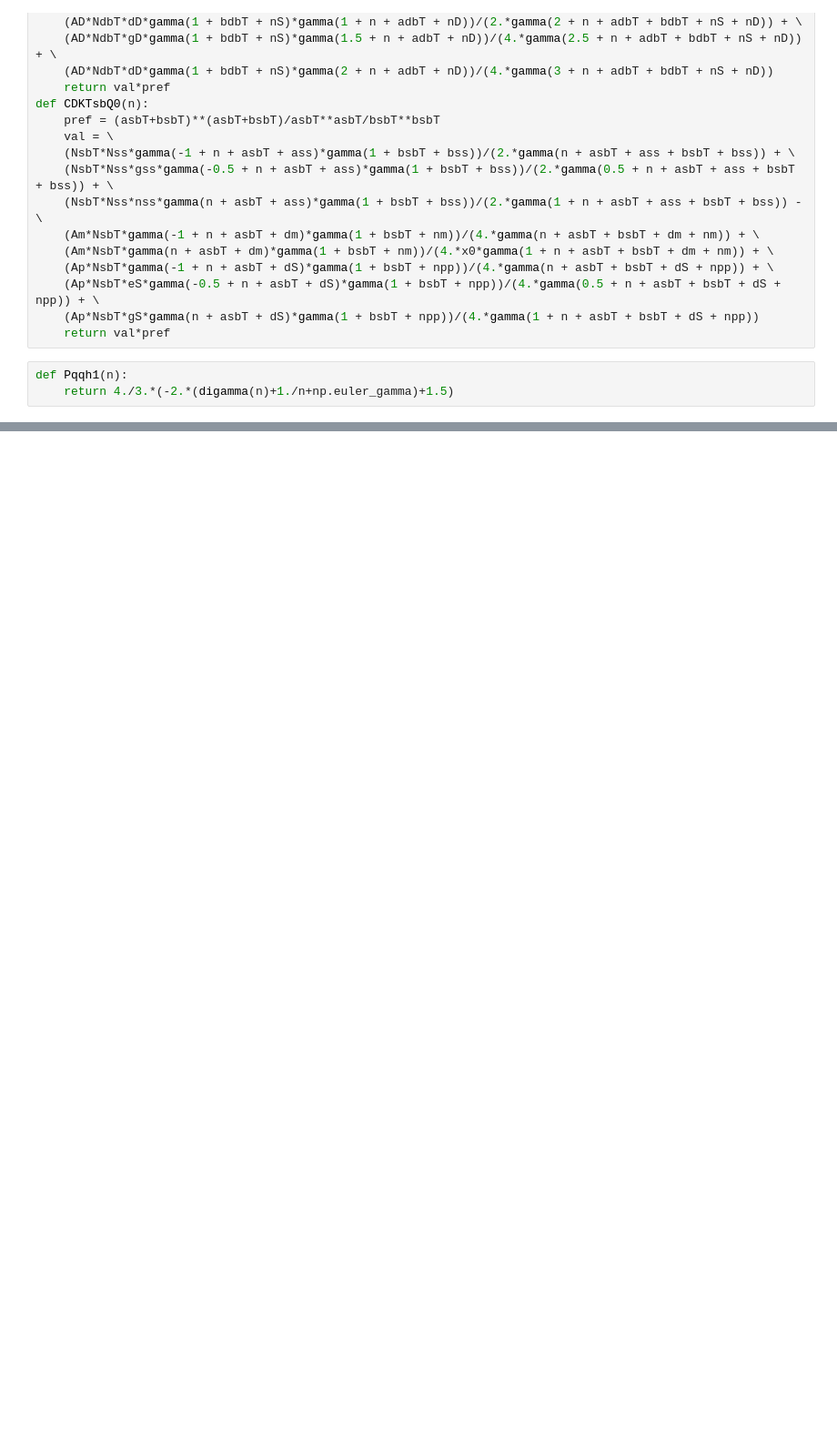
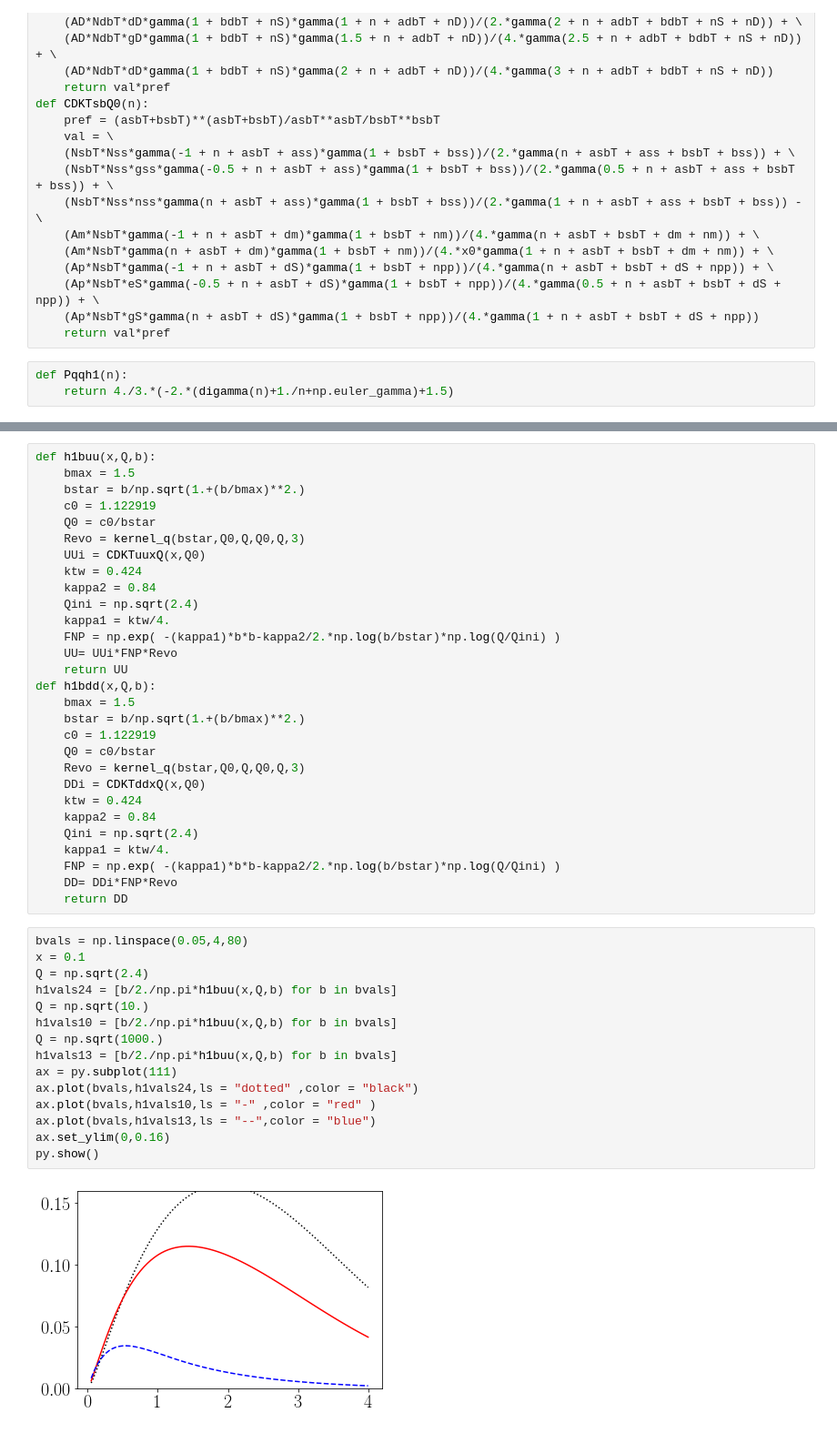
Before and after one commit to UCLA-TMD/Collins-CDKT-2021, a Jupyter notebook: TMDs/test.ipynb, the cells around one changed output, grey strips where cells are left out. Shown: that part at 91% size. Saved outputs shown, nothing was run; the diff lists cells and outputs as text; blank space fills up the shorter version.

```diff
--- a/TMDs/test.ipynb
+++ b/TMDs/test.ipynb
@@ -673,0 +595,46 @@ py.show()
+# %%
+def h1buu(x,Q,b):
+    bmax = 1.5
+    bstar = b/np.sqrt(1.+(b/bmax)**2.)
+    c0 = 1.122919
+    Q0 = c0/bstar
+    Revo = kernel_q(bstar,Q0,Q,Q0,Q,3)
+    UUi = CDKTuuxQ(x,Q0)
+    ktw = 0.424
+    kappa2 = 0.84
+    Qini = np.sqrt(2.4)
+    kappa1 = ktw/4.
+    FNP = np.exp( -(kappa1)*b*b-kappa2/2.*np.log(b/bstar)*np.log(Q/Qini) )
+    UU= UUi*FNP*Revo
+    return UU
+def h1bdd(x,Q,b):
+    bmax = 1.5
+    bstar = b/np.sqrt(1.+(b/bmax)**2.)
+    c0 = 1.122919
+    Q0 = c0/bstar
+    Revo = kernel_q(bstar,Q0,Q,Q0,Q,3)
+    DDi = CDKTddxQ(x,Q0)
+    ktw = 0.424
+    kappa2 = 0.84
+    Qini = np.sqrt(2.4)
+    kappa1 = ktw/4.
+    FNP = np.exp( -(kappa1)*b*b-kappa2/2.*np.log(b/bstar)*np.log(Q/Qini) )
+    DD= DDi*FNP*Revo
+    return DD
+# %%
+bvals = np.linspace(0.05,4,80)
+x = 0.1
+Q = np.sqrt(2.4)
+h1vals24 = [b/2./np.pi*h1buu(x,Q,b) for b in bvals]
+Q = np.sqrt(10.)
+h1vals10 = [b/2./np.pi*h1buu(x,Q,b) for b in bvals]
+Q = np.sqrt(1000.)
+h1vals13 = [b/2./np.pi*h1buu(x,Q,b) for b in bvals]
+ax = py.subplot(111)
+ax.plot(bvals,h1vals24,ls = "dotted" ,color = "black")
+ax.plot(bvals,h1vals10,ls = "-" ,color = "red" )
+ax.plot(bvals,h1vals13,ls = "--",color = "blue")
+ax.set_ylim(0,0.16)
+py.show()
+# %% [output]
+[figure, added]
```
Also changed, not shown: parts of 20 cells of this notebook, 23 other files.
